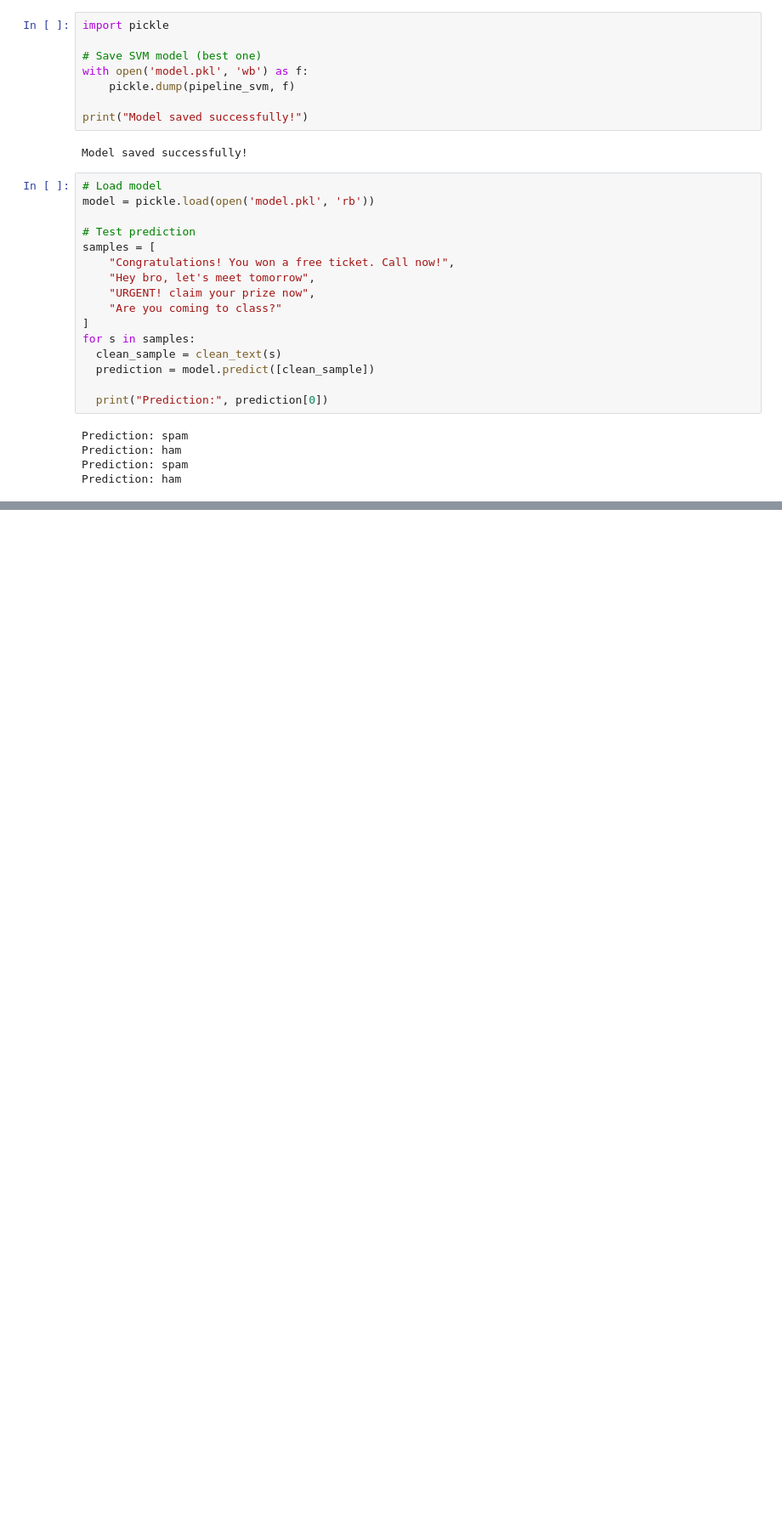
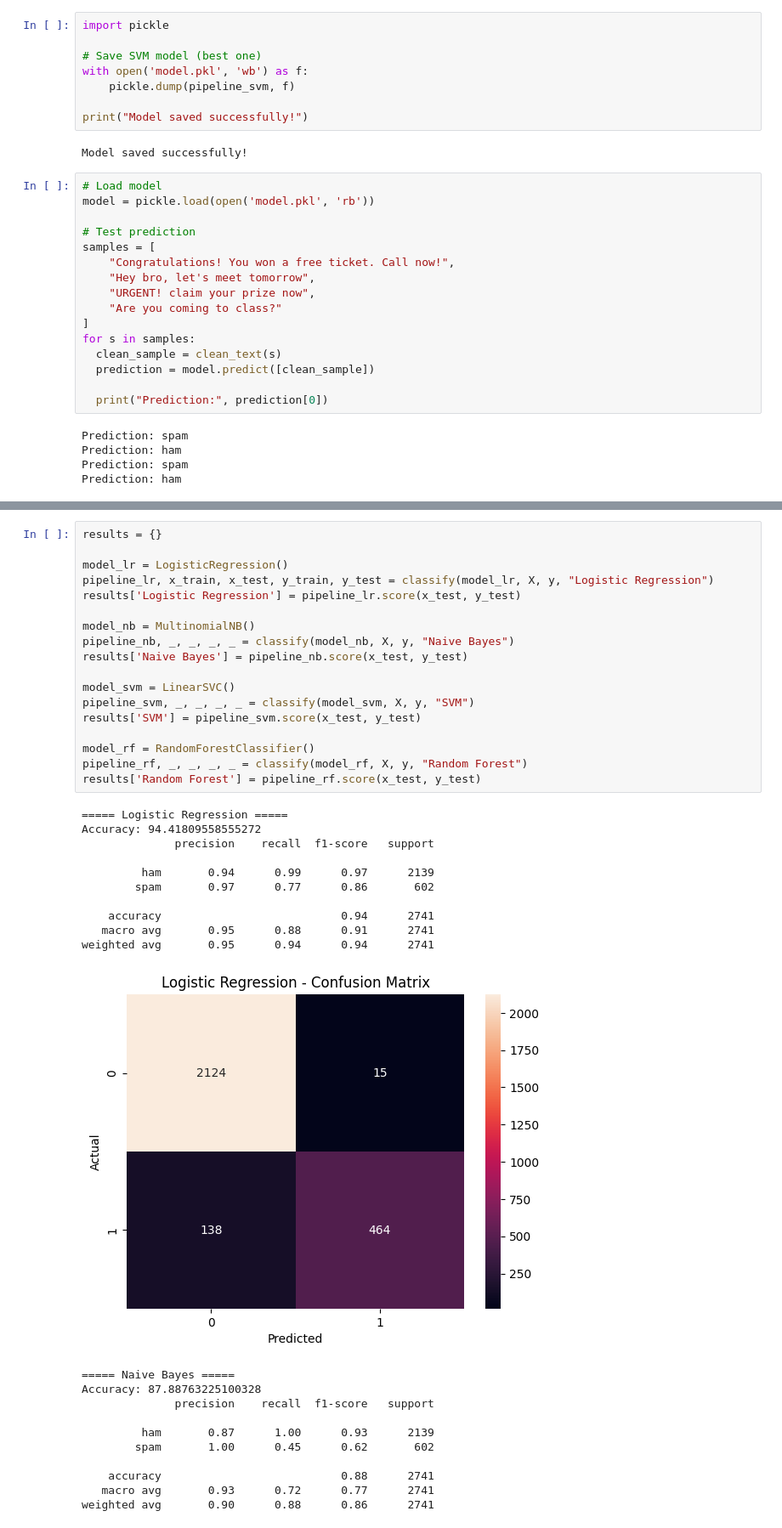
Before and after one commit to Sidd-harth011/sms-spam-classifier, a Jupyter notebook: training.ipynb, the cells around one changed output, grey strips where cells are left out. Shown at 85% size. Drawn from its saved outputs; the diff is of its cells as text; blank space fills up the shorter version.

Commit message:
final graphs

```diff
--- a/training.ipynb
+++ b/training.ipynb
@@ -186,0 +223,40 @@ files.download('model.pkl')
+# %%
+results = {}
+
+model_lr = LogisticRegression()
+pipeline_lr, x_train, x_test, y_train, y_test = classify(model_lr, X, y, "Logistic Regression")
+results['Logistic Regression'] = pipeline_lr.score(x_test, y_test)
+
+model_nb = MultinomialNB()
+pipeline_nb, _, _, _, _ = classify(model_nb, X, y, "Naive Bayes")
+results['Naive Bayes'] = pipeline_nb.score(x_test, y_test)
+
+model_svm = LinearSVC()
+pipeline_svm, _, _, _, _ = classify(model_svm, X, y, "SVM")
+results['SVM'] = pipeline_svm.score(x_test, y_test)
+
+model_rf = RandomForestClassifier()
+pipeline_rf, _, _, _, _ = classify(model_rf, X, y, "Random Forest")
+results['Random Forest'] = pipeline_rf.score(x_test, y_test)
+# %% [output]
+===== Logistic Regression =====
+Accuracy: 94.41809558555272
+              precision    recall  f1-score   support
+
+         ham       0.94      0.99      0.97      2139
+        spam       0.97      0.77      0.86       602
+
+    accuracy                           0.94      2741
+   macro avg       0.95      0.88      0.91      2741
+weighted avg       0.95      0.94      0.94      2741
+[figure, added]
+===== Naive Bayes =====
+Accuracy: 87.88763225100328
+              precision    recall  f1-score   support
+
+         ham       0.87      1.00      0.93      2139
+        spam       1.00      0.45      0.62       602
+
+    accuracy                           0.88      2741
+   macro avg       0.93      0.72      0.77      2741
+weighted avg       0.90      0.88      0.86      2741
```
Also changed, not shown: parts of 11 cells of this notebook.
